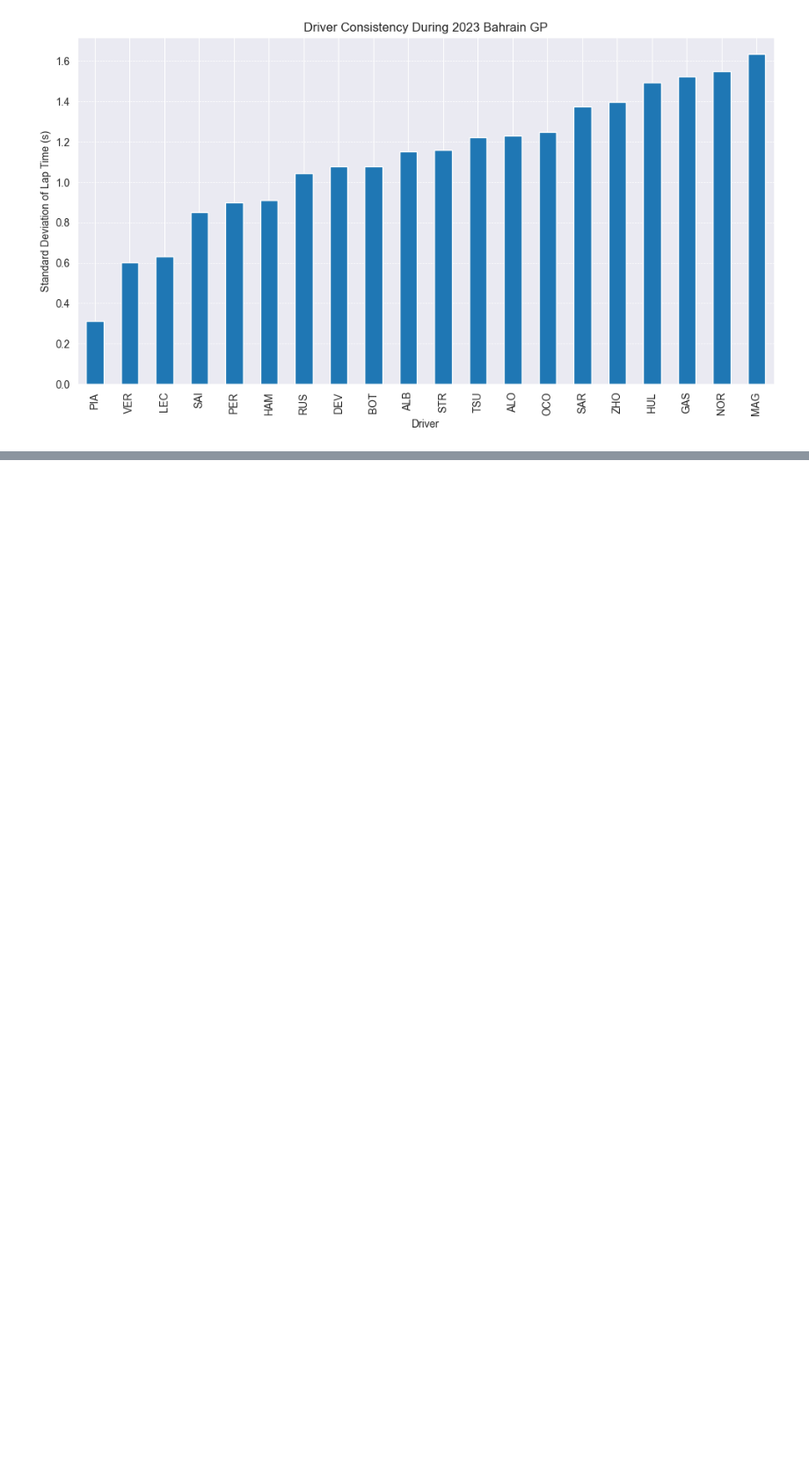
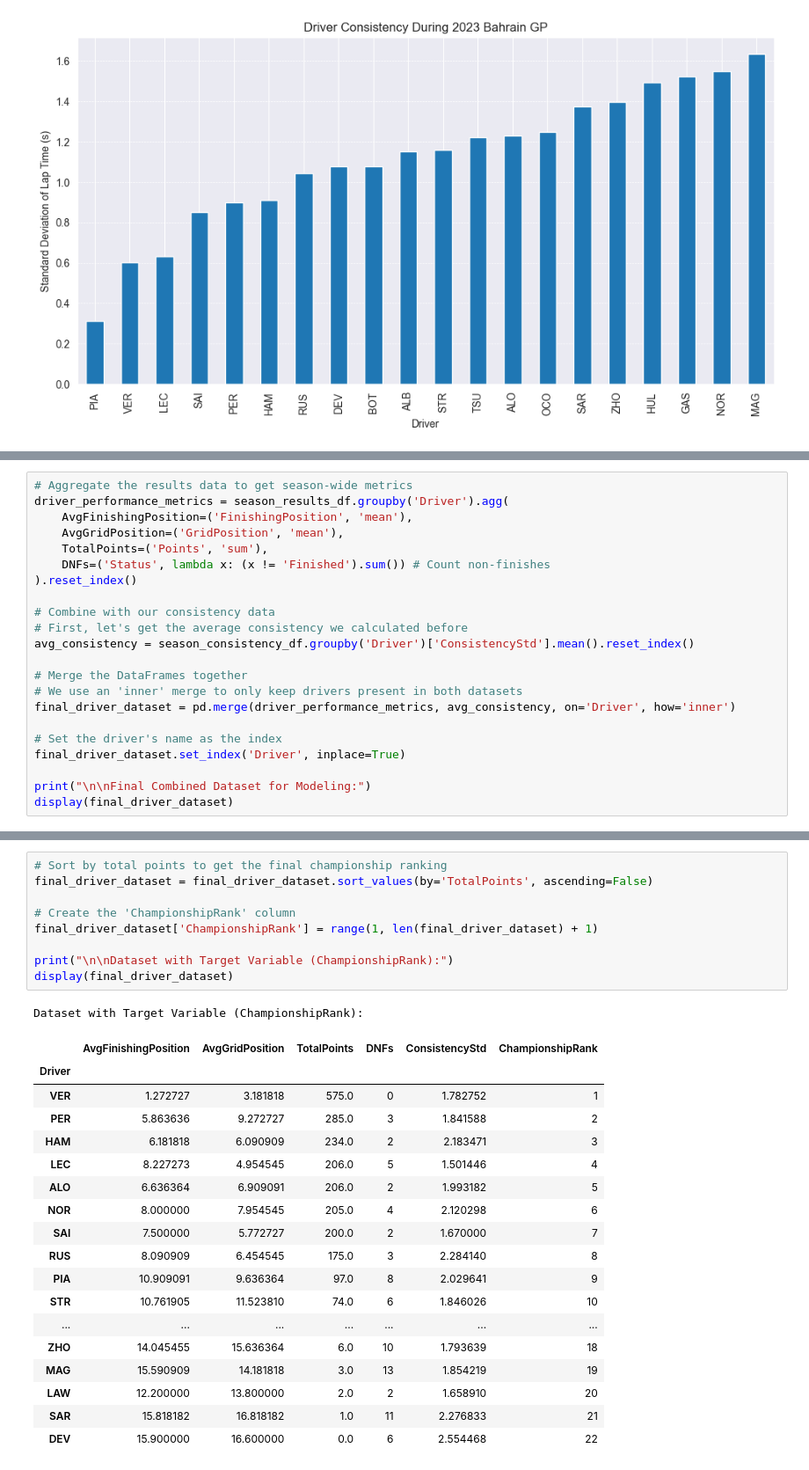
Before and after one commit to ChandanHegde07/F1-Driver-Performance-Analysis, a Jupyter notebook: notebooks/01_data_exploration.ipynb, the cells around one changed output, grey strips where cells are left out. Shown: that part at 88% size. Saved outputs shown, nothing was run; the diff lists cells and outputs as text; blank space fills up the shorter version.

```diff
--- a/notebooks/01_data_exploration.ipynb
+++ b/notebooks/01_data_exploration.ipynb
@@ -243,0 +456,22 @@ Name: LapTimeSeconds, dtype: float64
+# %%
+# Aggregate the results data to get season-wide metrics
+driver_performance_metrics = season_results_df.groupby('Driver').agg(
+    AvgFinishingPosition=('FinishingPosition', 'mean'),
+    AvgGridPosition=('GridPosition', 'mean'),
+    TotalPoints=('Points', 'sum'),
+    DNFs=('Status', lambda x: (x != 'Finished').sum()) # Count non-finishes
+).reset_index()
+
+# Combine with our consistency data
+# First, let's get the average consistency we calculated before
+avg_consistency = season_consistency_df.groupby('Driver')['ConsistencyStd'].mean().reset_index()
+
+# Merge the DataFrames together
+# We use an 'inner' merge to only keep drivers present in both datasets
+final_driver_dataset = pd.merge(driver_performance_metrics, avg_consistency, on='Driver', how='inner')
+
+# Set the driver's name as the index
+final_driver_dataset.set_index('Driver', inplace=True)
+
+print("\n\nFinal Combined Dataset for Modeling:")
+display(final_driver_dataset)
@@ -243,0 +498,29 @@ Name: LapTimeSeconds, dtype: float64
+# %%
+# Sort by total points to get the final championship ranking
+final_driver_dataset = final_driver_dataset.sort_values(by='TotalPoints', ascending=False)
+
+# Create the 'ChampionshipRank' column
+final_driver_dataset['ChampionshipRank'] = range(1, len(final_driver_dataset) + 1)
+
+print("\n\nDataset with Target Variable (ChampionshipRank):")
+display(final_driver_dataset)
+# %% [output]
+Dataset with Target Variable (ChampionshipRank):
+|  | AvgFinishingPosition | AvgGridPosition | TotalPoints | DNFs | ConsistencyStd | ChampionshipRank |
+| Driver |  |  |  |  |  |  |
+| VER | 1.272727 | 3.181818 | 575.0 | 0 | 1.782752 | 1 |
+| PER | 5.863636 | 9.272727 | 285.0 | 3 | 1.841588 | 2 |
+| HAM | 6.181818 | 6.090909 | 234.0 | 2 | 2.183471 | 3 |
+| LEC | 8.227273 | 4.954545 | 206.0 | 5 | 1.501446 | 4 |
+| ALO | 6.636364 | 6.909091 | 206.0 | 2 | 1.993182 | 5 |
+| NOR | 8.000000 | 7.954545 | 205.0 | 4 | 2.120298 | 6 |
+| SAI | 7.500000 | 5.772727 | 200.0 | 2 | 1.670000 | 7 |
+| RUS | 8.090909 | 6.454545 | 175.0 | 3 | 2.284140 | 8 |
+| PIA | 10.909091 | 9.636364 | 97.0 | 8 | 2.029641 | 9 |
+| STR | 10.761905 | 11.523810 | 74.0 | 6 | 1.846026 | 10 |
+| ... | ... | ... | ... | ... | ... | ... |
+| ZHO | 14.045455 | 15.636364 | 6.0 | 10 | 1.793639 | 18 |
+| MAG | 15.590909 | 14.181818 | 3.0 | 13 | 1.854219 | 19 |
+| LAW | 12.200000 | 13.800000 | 2.0 | 2 | 1.658910 | 20 |
+| SAR | 15.818182 | 16.818182 | 1.0 | 11 | 2.276833 | 21 |
+| DEV | 15.900000 | 16.600000 | 0.0 | 6 | 2.554468 | 22 |
```
Also changed, not shown: parts of 5 cells of this notebook, 1 other file.
